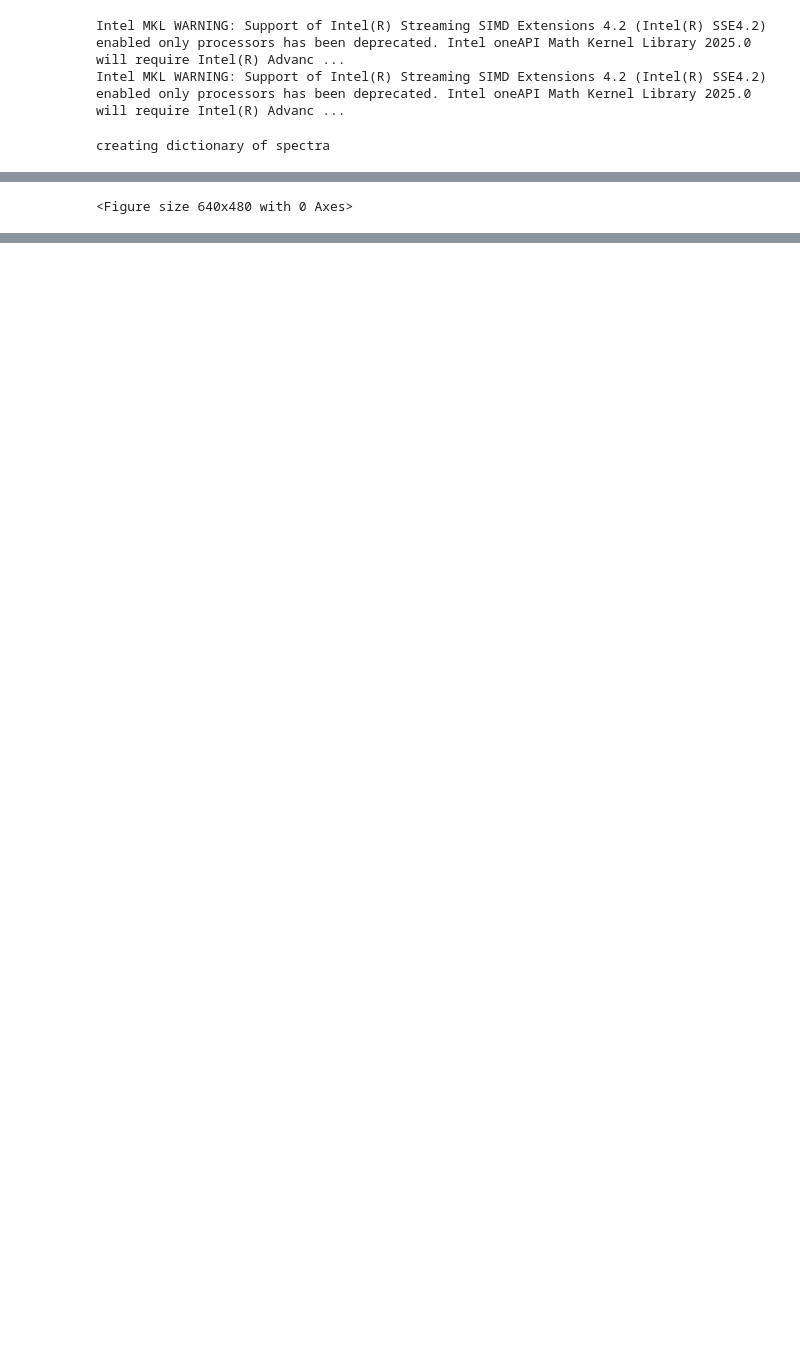
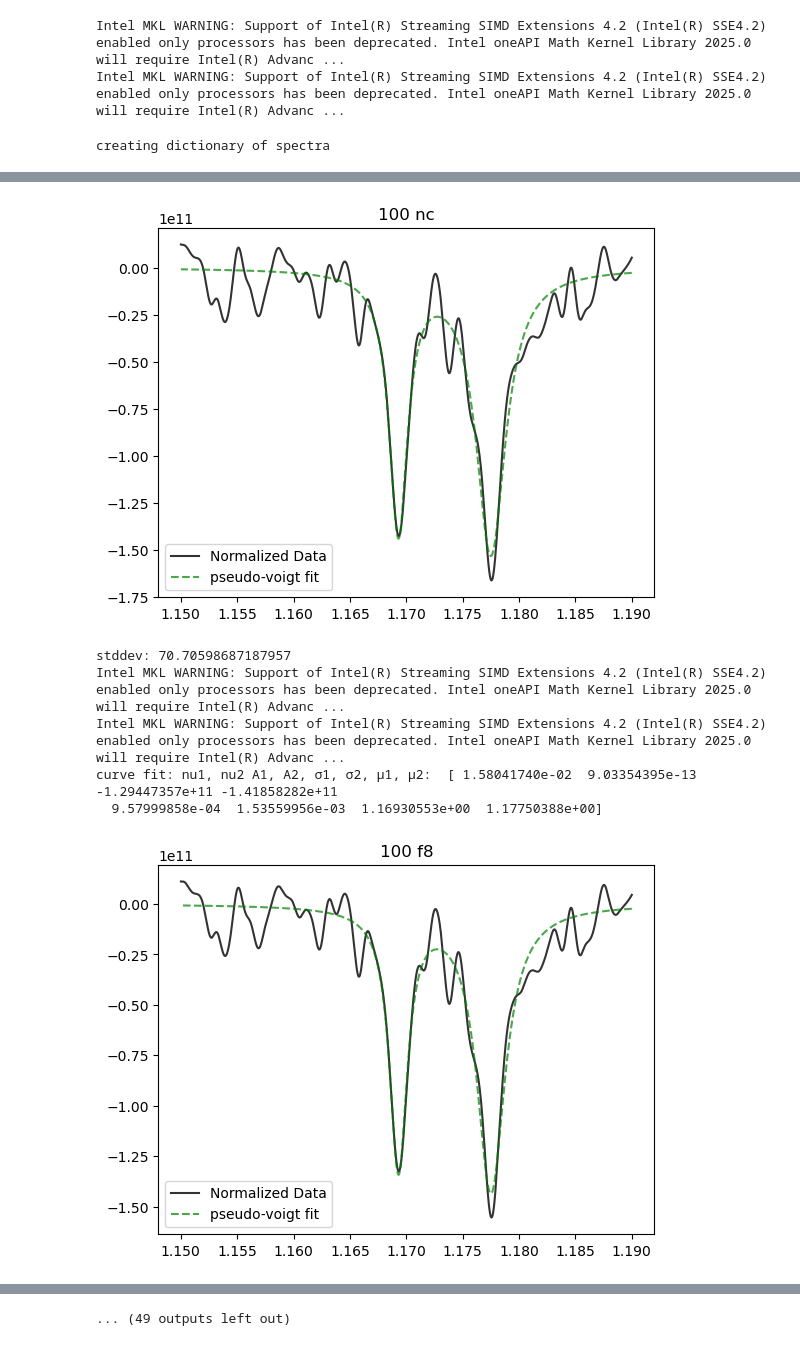
Before and after one commit to BDNYC/quantifying_clouds_ally, a Jupyter notebook: notebooks/creating_data_files.ipynb, the cells around one changed output, grey strips where cells are left out. Saved outputs shown, nothing was run; the diff lists cells and outputs as text; code cells hidden in the pictures; blank space fills up the shorter version.

Commit message:
added convolution to a certain resolution

```diff
--- a/notebooks/creating_data_files.ipynb
+++ b/notebooks/creating_data_files.ipynb
@@ -35,18 +34,20 @@ from functions.data_tools import *
 # getting files of data
 # This example uses t1500 files
 files = [f for f in os.listdir(mypath + '/diamondback-data/t1500/')]
-files.remove('.DS_Store')
+
+if '.DS_Store' in files:
+    files.remove('.DS_Store')
 
 # getting data into usable format
 data_dict = files_to_spec(files)
-parameter_df, convolve_data_dict = spec_to_parameter(data_dict)
+parameter_df, convolve_data_dict = spec_to_parameter(data_dict, resolution=1000, show_plots= True)
 
 # pickling the data produced above
-parameter_df.to_pickle(
-    mypath + "/diamondback-data/pickle_files/t1500_parameter_df.pkl")
+# parameter_df.to_pickle(
+#     mypath + "/diamondback-data/pickle_files/t1500_parameter_df.pkl")
 
-with open(mypath+'/diamondback-data/pickle_files/t1500_convolve_data_dict.pkl', 'wb') as handle:
-    pickle.dump(convolve_data_dict, handle)
+# with open(mypath+'/diamondback-data/pickle_files/t1500_convolve_data_dict.pkl', 'wb') as handle:
+#     pickle.dump(convolve_data_dict, handle)
 
 # with open(mypath+'/diamondback-data/pickle_files/t1500_raw_data_dict.pkl', 'wb') as handle:
 #     pickle.dump(data_dict, handle)
@@ -72 +61,7 @@ Intel MKL WARNING: Support of Intel(R) Streaming SIMD Extensions 4.2 (Intel(R) S
+[figure, added]
-<Figure size 640x480 with 0 Axes>
+stddev: 70.70598687187957
+Intel MKL WARNING: Support of Intel(R) Streaming SIMD Extensions 4.2 (Intel(R) SSE4.2) enabled only processors has been deprecated. Intel oneAPI Math Kernel Library 2025.0 will require Intel(R) Advanc ...
+Intel MKL WARNING: Support of Intel(R) Streaming SIMD Extensions 4.2 (Intel(R) SSE4.2) enabled only processors has been deprecated. Intel oneAPI Math Kernel Library 2025.0 will require Intel(R) Advanc ...
+curve fit: nu1, nu2 A1, A2, σ1, σ2, μ1, μ2:  [ 1.58041740e-02  9.03354395e-13 -1.29447357e+11 -1.41858282e+11
+  9.57999858e-04  1.53559956e-03  1.16930553e+00  1.17750388e+00]
+[figure, added]
@@ -73,2 +91,3 @@ Intel MKL WARNING: Support of Intel(R) Streaming SIMD Extensions 4.2 (Intel(R) S
+... (49 outputs left out)
 # %%
 # to open data files
```
Also changed, not shown: parts of 6 cells of this notebook, 32 other files.
